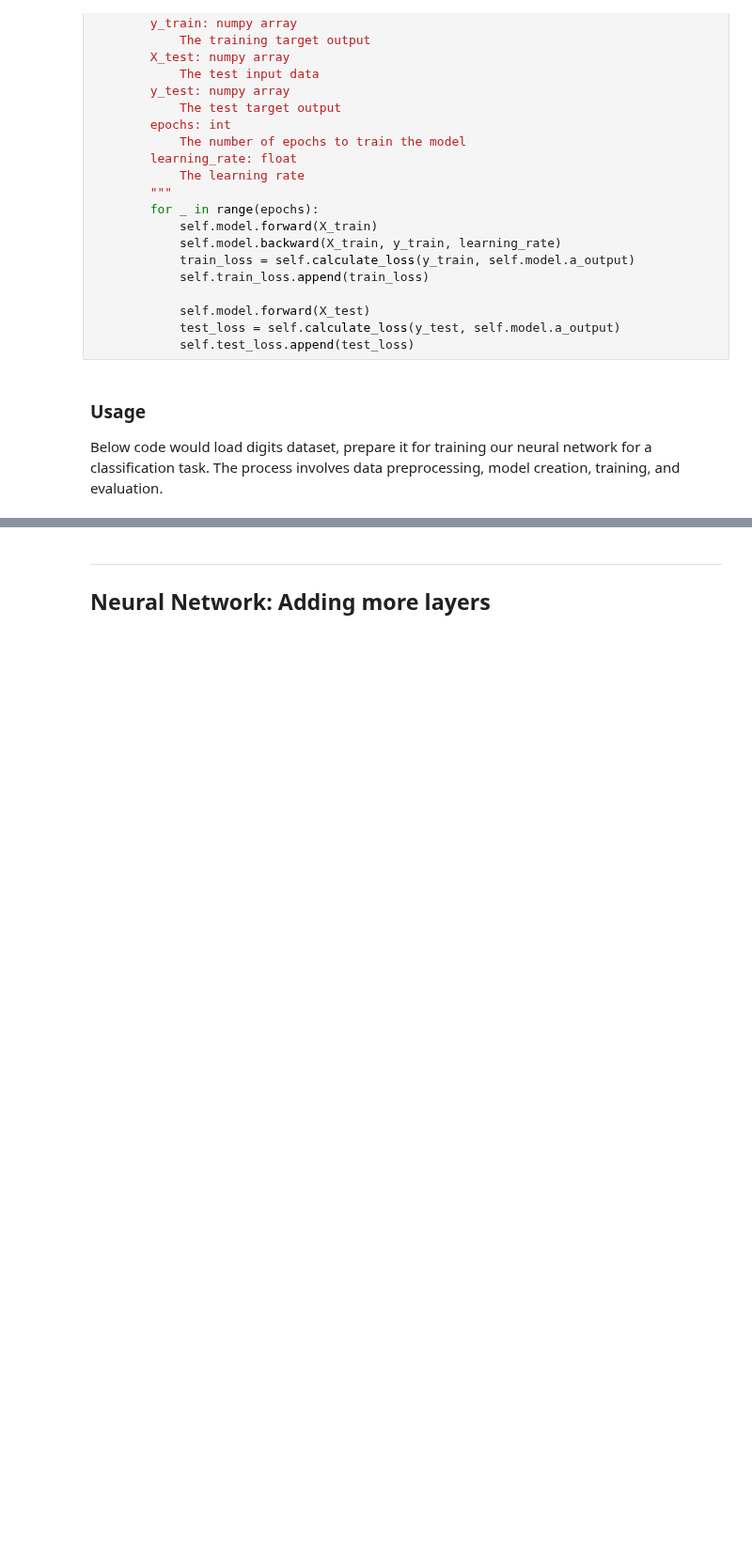
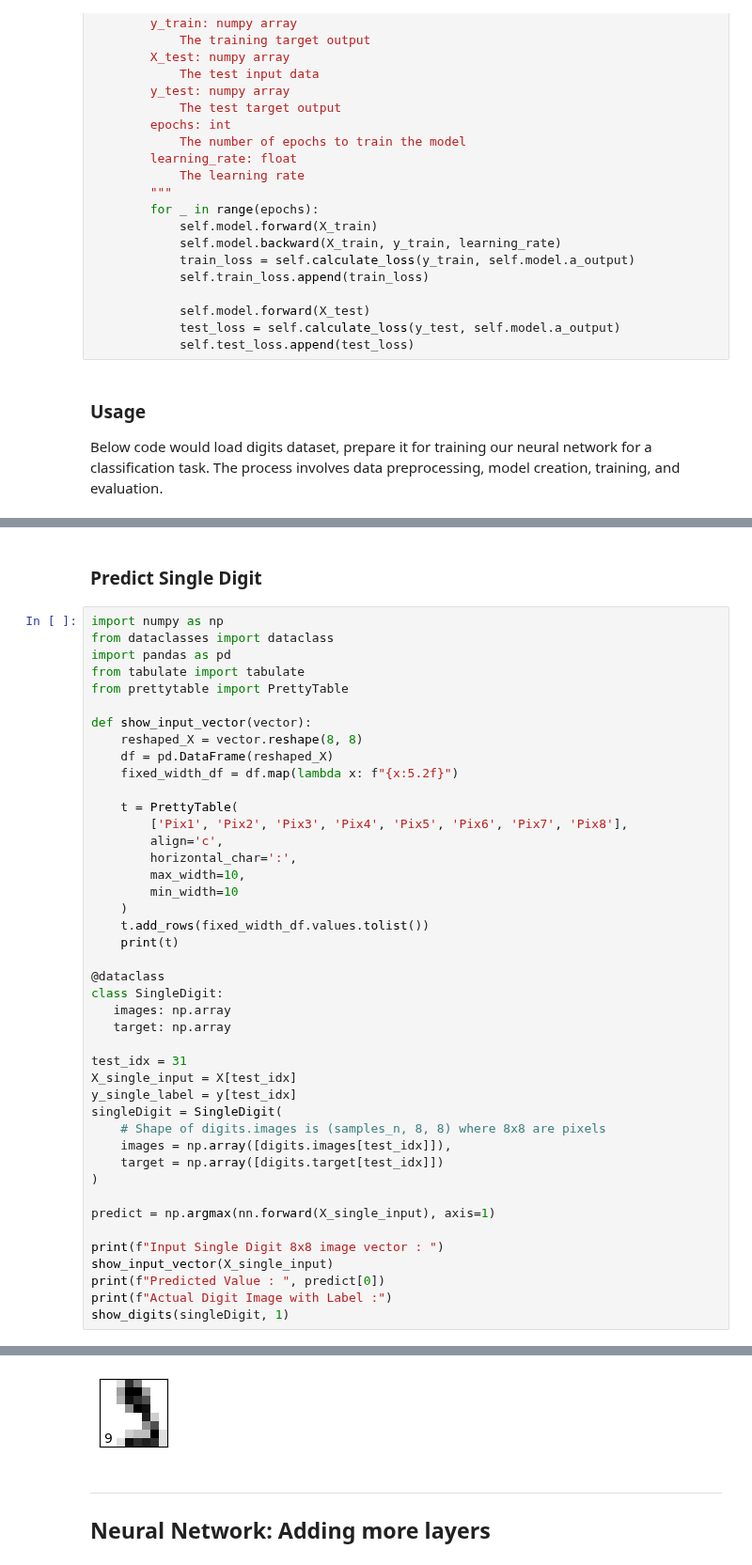
Before and after one commit to N0-man/MIT-MachineLearning-MicroMasters, a Jupyter notebook: Unit03/Neural_Networks.ipynb, the cells around one changed output, grey strips where cells are left out. Shown at 94% size. Cells and saved outputs as stored; diff of their text form; blank space fills up the shorter version.

Commit message:
single input digit prediction using neural network

```diff
--- a/Unit03/Neural_Networks.ipynb
+++ b/Unit03/Neural_Networks.ipynb
@@ -686 +688,47 @@ Accuracy: 94.17%
 [figure]
+# %% [markdown]
+### Predict Single Digit
+# %%
+import numpy as np
+from dataclasses import dataclass
+import pandas as pd
+from tabulate import tabulate
+from prettytable import PrettyTable
+
+def show_input_vector(vector):
+    reshaped_X = vector.reshape(8, 8)
+    df = pd.DataFrame(reshaped_X)
+    fixed_width_df = df.map(lambda x: f"{x:5.2f}")
+
+    t = PrettyTable(
+        ['Pix1', 'Pix2', 'Pix3', 'Pix4', 'Pix5', 'Pix6', 'Pix7', 'Pix8'],
+        align='c',
+        horizontal_char=':',
+        max_width=10,
+        min_width=10
+    )
+    t.add_rows(fixed_width_df.values.tolist())
+    print(t)
+
+@dataclass
+class SingleDigit:
+   images: np.array
+   target: np.array
+
+test_idx = 31
+X_single_input = X[test_idx]
+y_single_label = y[test_idx]
+singleDigit = SingleDigit(
+    # Shape of digits.images is (samples_n, 8, 8) where 8x8 are pixels
+    images = np.array([digits.images[test_idx]]),
+    target = np.array([digits.target[test_idx]])
+)
+
+predict = np.argmax(nn.forward(X_single_input), axis=1)
+
+print(f"Input Single Digit 8x8 image vector : ")
+show_input_vector(X_single_input)
+print(f"Predicted Value : ", predict[0])
+print(f"Actual Digit Image with Label :")
+show_digits(singleDigit, 1)
+# %% [output]
@@ -687,3 +750,4 @@ Accuracy: 94.17%
+[figure, added]
 # %% [markdown]
 <hr>
 
```
Also changed, not shown: parts of 5 cells of this notebook, 2 other files.
